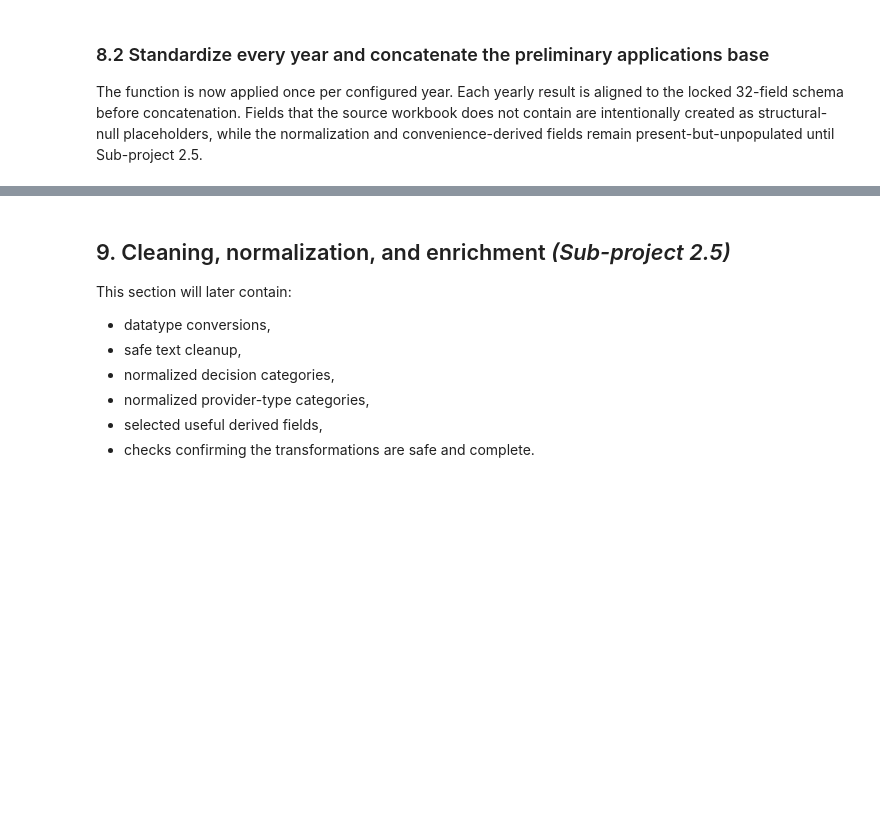
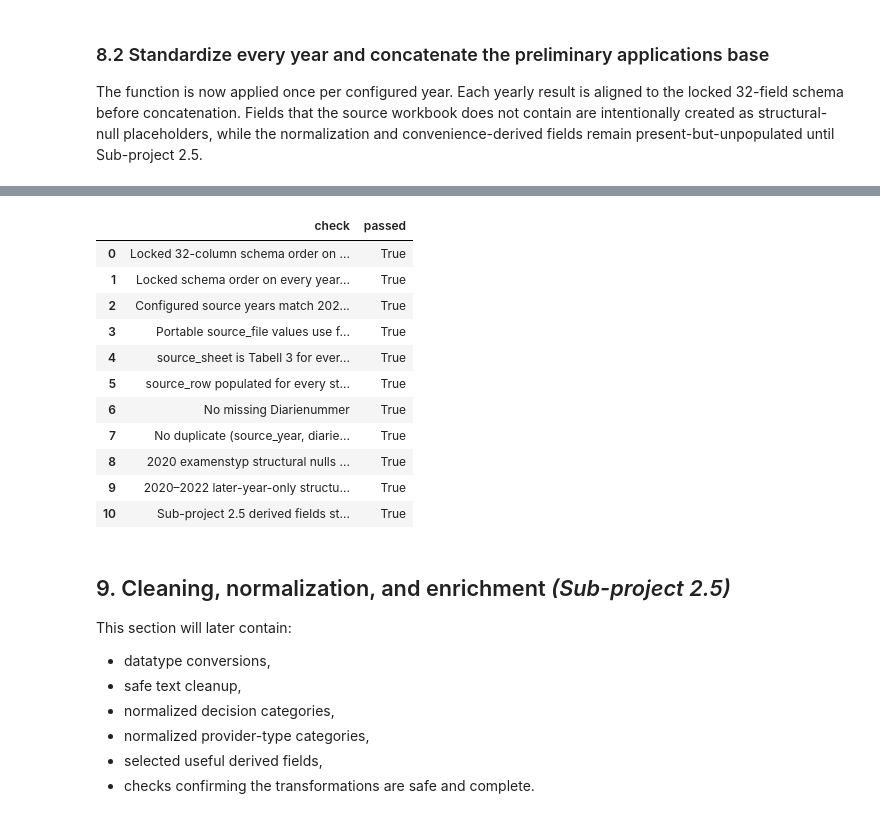
Before and after one commit to GhaneJ/Data_Pipelines, a Jupyter notebook: part_2/main.ipynb, the cells around one changed output, grey strips where cells are left out. Saved outputs shown, nothing was run; the diff lists cells and outputs as text; code cells hidden in the pictures; blank space fills up the shorter version.

Commit message:
test(part-2): validate ingestion pipeline and document 2.4 completion

```diff
--- a/part_2/main.ipynb
+++ b/part_2/main.ipynb
@@ -1268,0 +1273,87 @@ Combined preliminary standardized applications table: 7,641 rows × 32 columns
+# %%
+expected_row_counts = tabell_3_profile[["source_year", "tabell_3_rows"]].rename(
+    columns={"tabell_3_rows": "expected_rows"}
+)
+observed_row_counts = standardized_applications.groupby("source_year").size().rename("observed_rows").reset_index()
+row_count_validation = expected_row_counts.merge(observed_row_counts, on="source_year", how="outer")
+row_count_validation["row_count_matches"] = (
+    row_count_validation["expected_rows"] == row_count_validation["observed_rows"]
+)
+
+combined_schema_order_ok = list(standardized_applications.columns) == LOCKED_CURATED_SCHEMA
+per_year_schema_order_ok = all(
+    list(table.columns) == LOCKED_CURATED_SCHEMA
+    for table in standardized_tabell_3_by_year.values()
+)
+portable_source_file_ok = standardized_applications["source_file"].map(
+    lambda value: str(value) == Path(str(value)).name and "/" not in str(value) and "\\" not in str(value)
+).all()
+source_sheet_ok = standardized_applications["source_sheet"].eq("Tabell 3").all()
+source_year_scope_ok = sorted(standardized_applications["source_year"].unique().tolist()) == EXPECTED_SOURCE_YEARS
+source_row_present_ok = standardized_applications["source_row"].notna().all()
+missing_diarienummer_count = int(standardized_applications["diarienummer"].isna().sum())
+duplicate_application_key_count = int(
+    standardized_applications.duplicated(["source_year", "diarienummer"]).sum()
+)
+
+later_year_only_fields = [
+    "sun5_inriktning",
+    "sun5_inriktning_namn",
+    "seqf_niva",
+    "smalt_yrkesomrade",
+    "sokta_platser_per_utbildningsomgang",
+    "sokta_platser_totalt",
+    "beviljade_platser_totalt",
+]
+
+examenstyp_structural_null_ok = standardized_applications.loc[
+    standardized_applications["source_year"] == 2020,
+    "examenstyp",
+].isna().all()
+
+later_year_structural_null_ok = standardized_applications.loc[
+    standardized_applications["source_year"].isin([2020, 2021, 2022]),
+    later_year_only_fields,
+].isna().all().all()
+
+deferred_fields_unpopulated_ok = standardized_applications[
+    DERIVED_FIELDS_DEFERRED_TO_SUBPROJECT_2_5
+].isna().all().all()
+
+ingestion_validation_summary = pd.DataFrame(
+    [
+        {"check": "Locked 32-column schema order on combined table", "passed": combined_schema_order_ok},
+        {"check": "Locked schema order on every yearly table", "passed": per_year_schema_order_ok},
+        {"check": "Configured source years match 2020–2025", "passed": source_year_scope_ok},
+        {"check": "Portable source_file values use filenames only", "passed": portable_source_file_ok},
+        {"check": "source_sheet is Tabell 3 for every row", "passed": source_sheet_ok},
+        {"check": "source_row populated for every standardized row", "passed": source_row_present_ok},
+        {"check": "No missing Diarienummer", "passed": missing_diarienummer_count == 0},
+        {"check": "No duplicate (source_year, diarienummer) keys", "passed": duplicate_application_key_count == 0},
+        {"check": "2020 examenstyp structural nulls preserved", "passed": examenstyp_structural_null_ok},
+        {"check": "2020–2022 later-year-only structural nulls preserved", "passed": later_year_structural_null_ok},
+        {"check": "Sub-project 2.5 derived fields still intentionally unpopulated", "passed": deferred_fields_unpopulated_ok},
+    ]
+)
+
+display(row_count_validation)
+display(ingestion_validation_summary)
+
+assert row_count_validation["row_count_matches"].all(), (
+    "Each standardized yearly table must preserve the profiled Tabell 3 row count."
+)
+assert combined_schema_order_ok and per_year_schema_order_ok, (
+    "Standardized ingestion must enforce the locked 32-field schema order."
+)
+assert source_year_scope_ok, "The standardized applications table must cover exactly the expected 2020–2025 years."
+assert portable_source_file_ok, "source_file should contain portable filenames only, not absolute paths."
+assert source_sheet_ok, "The standardized ingestion table should only contain Tabell 3 rows."
+assert source_row_present_ok, "source_row must be populated for every standardized row."
+assert missing_diarienummer_count == 0, "Unexpected missing Diarienummer after standardized ingestion."
+assert duplicate_application_key_count == 0, "Unexpected duplicate application keys after standardized ingestion."
+assert examenstyp_structural_null_ok, "2020 should retain structural nulls for examenstyp."
+assert later_year_structural_null_ok, "2020–2022 should retain structural nulls for later-year-only fields."
+assert deferred_fields_unpopulated_ok, (
+    "Normalization and selected convenience fields must remain unpopulated until Sub-project 2.5."
+)
+# %% [output]
@@ -1269,3 +1367,15 @@ Combined preliminary standardized applications table: 7,641 rows × 32 columns
+|  | check | passed |
+| 0 | Locked 32-column schema order on ... | True |
+| 1 | Locked schema order on every year... | True |
+| 2 | Configured source years match 202... | True |
+| 3 | Portable source_file values use f... | True |
+| 4 | source_sheet is Tabell 3 for ever... | True |
+| 5 | source_row populated for every st... | True |
+| 6 | No missing Diarienummer | True |
+| 7 | No duplicate (source_year, diarie... | True |
+| 8 | 2020 examenstyp structural nulls ... | True |
+| 9 | 2020–2022 later-year-only structu... | True |
+| 10 | Sub-project 2.5 derived fields st... | True |
 # %% [markdown]
 ## 9. Cleaning, normalization, and enrichment *(Sub-project 2.5)*
 
```
Also changed, not shown: parts of 4 cells of this notebook, 1 other file.
